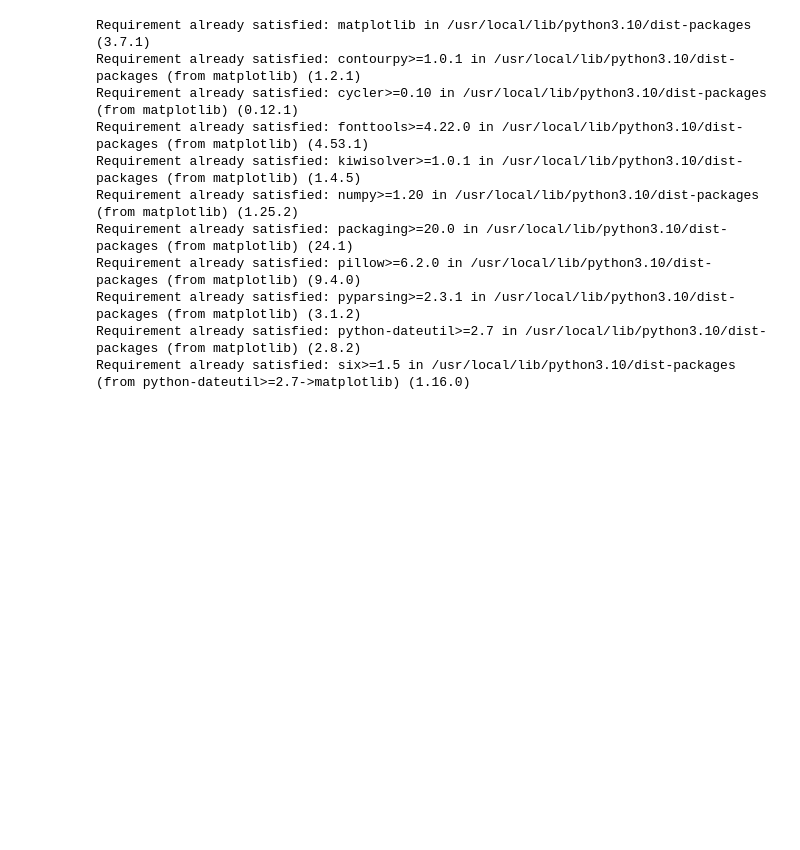
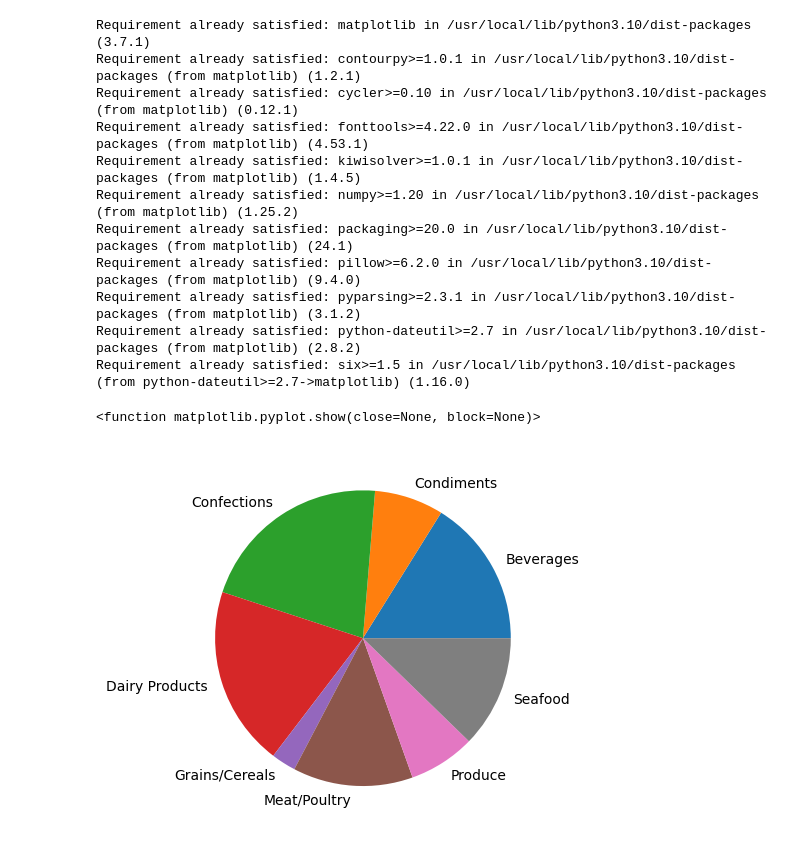
Before and after one commit to rvagelet/Python, a Jupyter notebook: 17072024.ipynb, the cells around one changed output. Drawn from its saved outputs; the diff is of its cells as text; code cells hidden in the pictures; blank space fills up the shorter version.

```diff
--- a/17072024.ipynb
+++ b/17072024.ipynb
@@ -354,3 +354,20 @@ Requirement already satisfied: pillow>=6.2.0 in /usr/local/lib/python3.10/dist-p
 Requirement already satisfied: pyparsing>=2.3.1 in /usr/local/lib/python3.10/dist-packages (from matplotlib) (3.1.2)
 Requirement already satisfied: python-dateutil>=2.7 in /usr/local/lib/python3.10/dist-packages (from matplotlib) (2.8.2)
 Requirement already satisfied: six>=1.5 in /usr/local/lib/python3.10/dist-packages (from python-dateutil>=2.7->matplotlib) (1.16.0)
+# %%
+#llamar a la librería matplotlib, .pyplot es una clase dentro de la libreria
+import matplotlib.pyplot as plt
+#crearemos la figura, reservar espacio en el kernel para hacer una representacion grafica.
+#creame una figura que se llame ax
+fig, ax=plt.subplots()    #todo lo que sea con "s" son colecciones, plural es una coleccion
+                          #subplots me permitirá ver una serie de graficos que queremos ver.
+#grafico circular (de quesitos) es el grafico "pie", el primer parámetro es la metrica(tiempo), es decir el AMOUNT,
+#despues en las #metrica=amount
+#etiquetas (labels) tendria la dimension (diferentes categorias:zona, familia de producto, vendedor). #label=Category
+#un parametro
+
+ax.pie(DFtrimestregrup['Amount'],labels=DFtrimestregrup['Category'])
+plt.show
+# %% [output]
+<function matplotlib.pyplot.show(close=None, block=None)>
+[figure, added]
```
Also changed, not shown: parts of 3 cells of this notebook.
